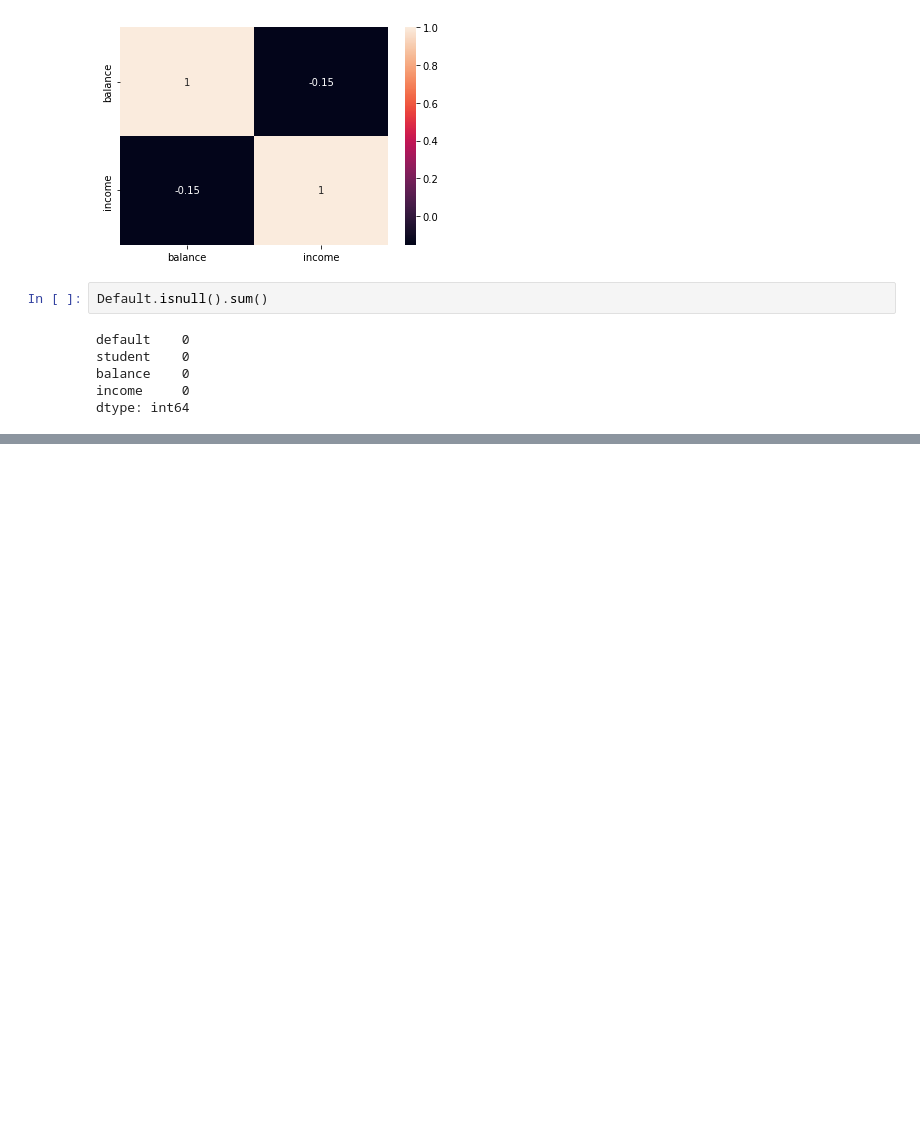
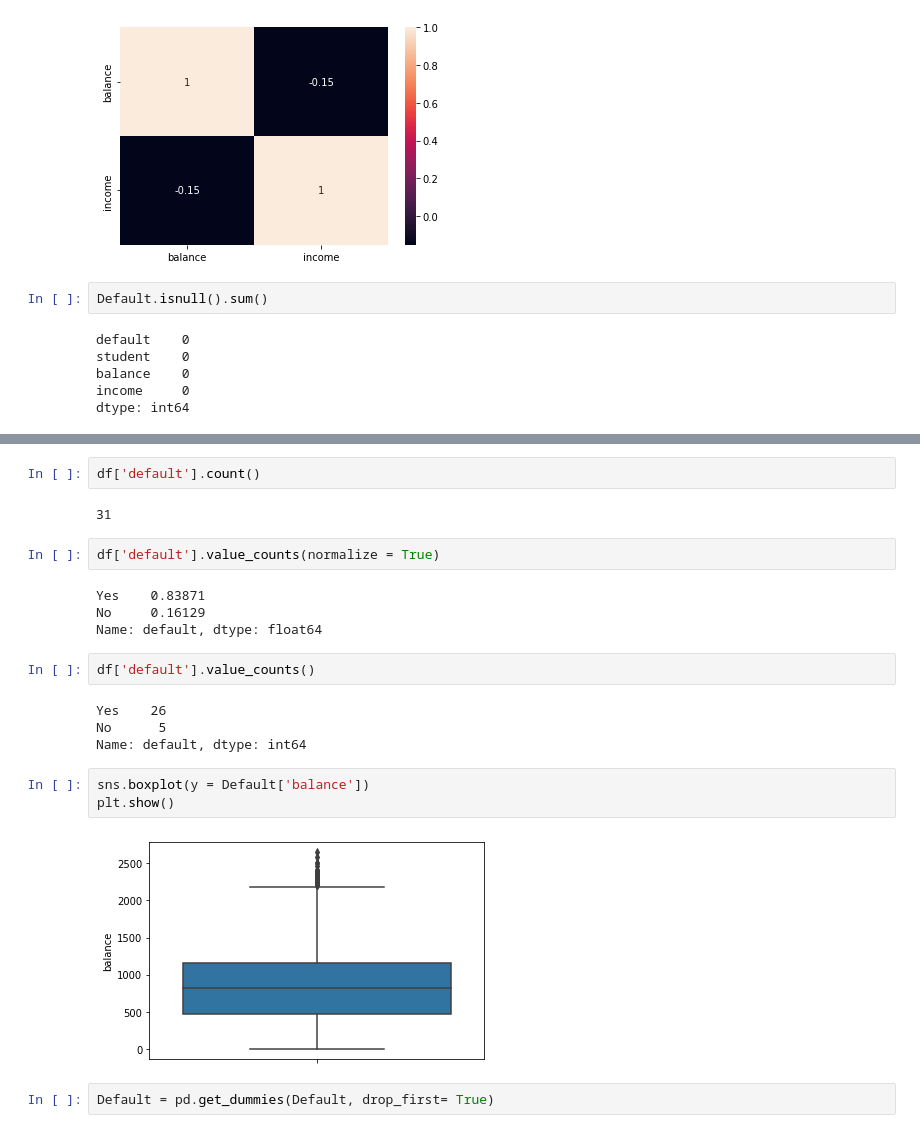
Before and after one commit to Rishiraj-singh7/Financial-data-Analysis, a Jupyter notebook: main.ipynb, the cells around one changed output, grey strips where cells are left out. Drawn from its saved outputs; the diff is of its cells as text; blank space fills up the shorter version.

```diff
--- a/main.ipynb
+++ b/main.ipynb
@@ -122,0 +154,23 @@ dtype: int64
+# %%
+df['default'].count()
+# %% [output]
+31
+# %%
+df['default'].value_counts(normalize = True)
+# %% [output]
+Yes    0.83871
+No     0.16129
+Name: default, dtype: float64
+# %%
+df['default'].value_counts()
+# %% [output]
+Yes    26
+No      5
+Name: default, dtype: int64
+# %%
+sns.boxplot(y = Default['balance'])
+plt.show()
+# %% [output]
+[figure, added]
+# %%
+Default = pd.get_dummies(Default, drop_first= True)
```
Also changed, not shown: parts of 5 cells of this notebook.
